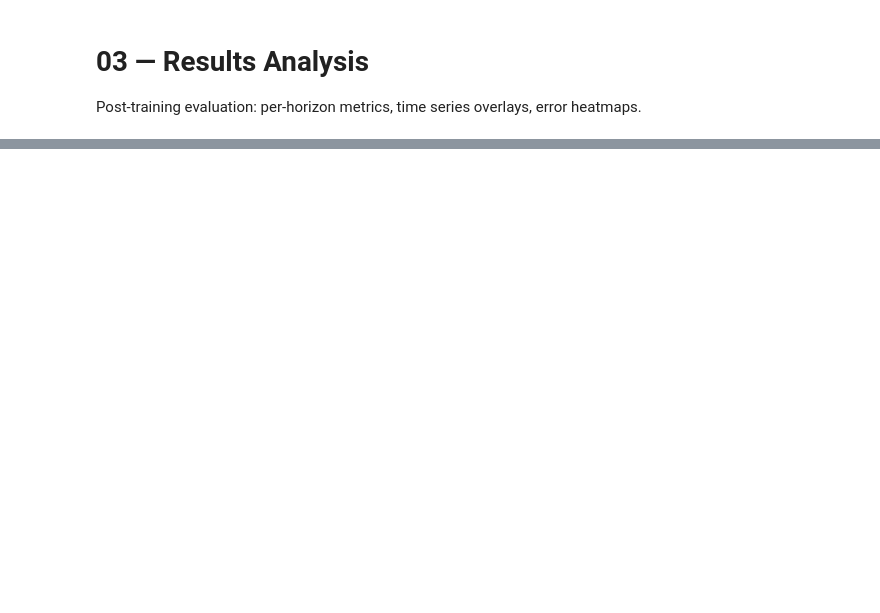
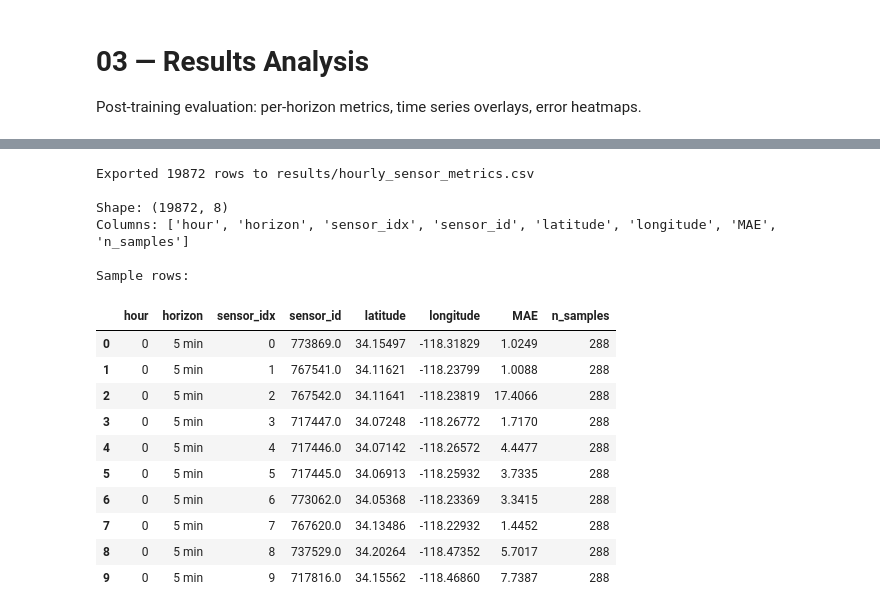
Before and after one commit to Kvnhooman/AAI530_Final_Project_Team7, a Jupyter notebook: notebooks/03_results_analysis.ipynb, the cells around one changed output, grey strips where cells are left out. Drawn from its saved outputs; the diff is of its cells as text; code cells hidden in the pictures; blank space fills up the shorter version.

```diff
--- a/notebooks/03_results_analysis.ipynb
+++ b/notebooks/03_results_analysis.ipynb
@@ -128,0 +188,10 @@ plt.show()
+# %%
+# Per-hour metrics table
+print(f'{"Hour":>4s}  {"MAE":>6s}  {"RMSE":>6s}  {"MAPE":>7s}  {"N":>5s}')
+print('-' * 36)
+hour_metrics = {}
+for h in range(24):
+    mask = hours == h
+    m = compute_all_metrics(preds_orig[mask], targets_orig[mask])
+    hour_metrics[h] = {**m, 'n_samples': int(mask.sum())}
+    print(f'{h:4d}  {m["MAE"]:6.3f}  {m["RMSE"]:6.3f}  {m["MAPE"]:6.2f}%  {mask.sum():5d}')
@@ -128,0 +216,50 @@ plt.show()
+# %%
+# Export full-granularity CSV for Tableau (hour x horizon x sensor)
+horizons_export = {0: '5 min', 2: '15 min', 5: '30 min', 11: '60 min'}
+
+rows = []
+for h in range(24):
+    mask = hours == h
+    n_samples = int(mask.sum())
+    p_h = preds_orig[mask]    # (n, 207, 12)
+    t_h = targets_orig[mask]  # (n, 207, 12)
+    for hz_idx, hz_label in horizons_export.items():
+        for s in range(207):
+            mae = float(np.abs(p_h[:, s, hz_idx] - t_h[:, s, hz_idx]).mean())
+            rows.append({
+                'hour': h,
+                'horizon': hz_label,
+                'sensor_idx': s,
+                'sensor_id': locs.iloc[s]['sensor_id'],
+                'latitude': locs.iloc[s]['latitude'],
+                'longitude': locs.iloc[s]['longitude'],
+                'MAE': round(mae, 4),
+                'n_samples': n_samples,
+            })
+
+df_export = pd.DataFrame(rows)
+Path('../results').mkdir(exist_ok=True)
+df_export.to_csv('../results/hourly_sensor_metrics.csv', index=False)
+print(f'Exported {len(df_export)} rows to results/hourly_sensor_metrics.csv')
+print(f'\nShape: {df_export.shape}')
+print(f'Columns: {list(df_export.columns)}')
+print(f'\nSample rows:')
+df_export.head(10)
+# %% [output]
+Exported 19872 rows to results/hourly_sensor_metrics.csv
+
+Shape: (19872, 8)
+Columns: ['hour', 'horizon', 'sensor_idx', 'sensor_id', 'latitude', 'longitude', 'MAE', 'n_samples']
+
+Sample rows:
+|  | hour | horizon | sensor_idx | sensor_id | latitude | longitude | MAE | n_samples |
+| 0 | 0 | 5 min | 0 | 773869.0 | 34.15497 | -118.31829 | 1.0249 | 288 |
+| 1 | 0 | 5 min | 1 | 767541.0 | 34.11621 | -118.23799 | 1.0088 | 288 |
+| 2 | 0 | 5 min | 2 | 767542.0 | 34.11641 | -118.23819 | 17.4066 | 288 |
+| 3 | 0 | 5 min | 3 | 717447.0 | 34.07248 | -118.26772 | 1.7170 | 288 |
+| 4 | 0 | 5 min | 4 | 717446.0 | 34.07142 | -118.26572 | 4.4477 | 288 |
+| 5 | 0 | 5 min | 5 | 717445.0 | 34.06913 | -118.25932 | 3.7335 | 288 |
+| 6 | 0 | 5 min | 6 | 773062.0 | 34.05368 | -118.23369 | 3.3415 | 288 |
+| 7 | 0 | 5 min | 7 | 767620.0 | 34.13486 | -118.22932 | 1.4452 | 288 |
+| 8 | 0 | 5 min | 8 | 737529.0 | 34.20264 | -118.47352 | 5.7017 | 288 |
+| 9 | 0 | 5 min | 9 | 717816.0 | 34.15562 | -118.46860 | 7.7387 | 288 |
```
Also changed, not shown: parts of 9 cells of this notebook, 9 other files.
